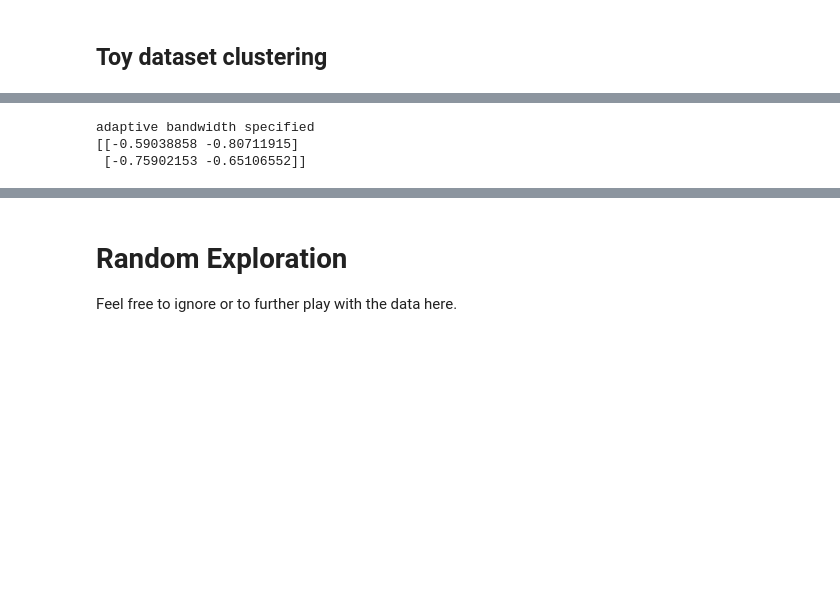
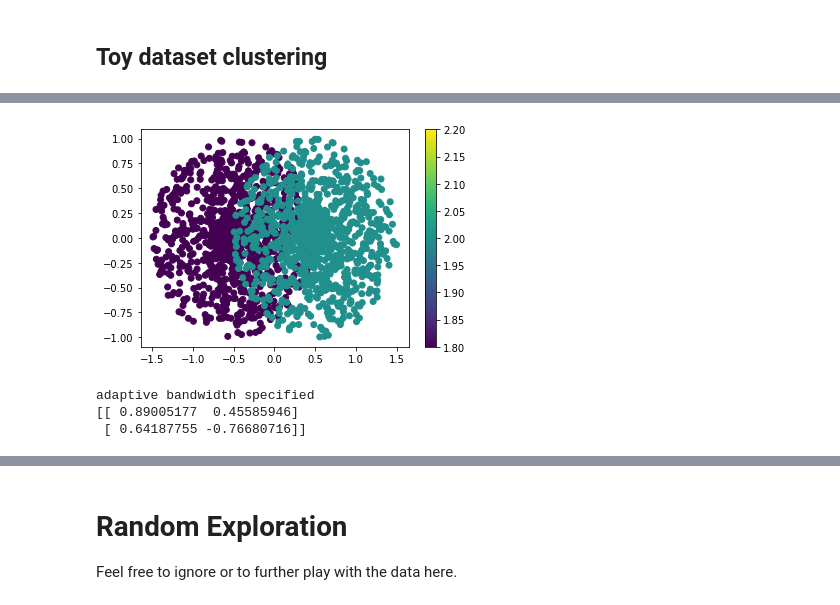
Before and after one commit to anniegao2007/neuron-clustering, a Jupyter notebook: code.ipynb, the cells around one changed output, grey strips where cells are left out. Saved outputs shown, nothing was run; the diff lists cells and outputs as text; code cells hidden in the pictures; blank space fills up the shorter version.

```diff
--- a/code.ipynb
+++ b/code.ipynb
@@ -516,0 +506,18 @@ coords,gt = gen_points()
+# %%
+theta1 = np.linspace(0, 2*np.pi, 1000)
+theta2 = np.linspace(0, 2*np.pi, 1000)
+r1 = np.random.rand((1000))
+x1, y1 = np.reshape(r1 * np.cos(theta1) - 0.5, (1000,1)), np.reshape(r1 * np.sin(theta1), (1000,1))
+circle1 = np.concatenate((x1,y1), axis=1)
+r2 = np.random.rand((1000))
+x2, y2 = np.reshape(r2 * np.cos(theta2) + 0.5, (1000,1)), np.reshape(r2 * np.sin(theta2), (1000,1))
+circle2 = np.concatenate((x2,y2), axis=1)
+labels1, labels2 = np.full((1000,1),1), np.full((1000,1),2)
+coords = np.concatenate((circle1,circle2), axis=0)
+labels = np.concatenate((labels1,labels2), axis=0)
+plt.scatter(x1,y1,c=labels1)
+plt.scatter(x2,y2,c=labels2)
+plt.colorbar()
+plt.show()
+# %% [output]
+[figure, added]
@@ -517,12 +526,13 @@ coords,gt = gen_points()
 # %%
 data_affin = cd.gaussian_kernel(coords,kernel_type="adaptive", sigma=3.0, k=5)
 data_lapl  = cd.L(data_affin) # note: made adjustments to cd.L normalizing b/c 0's in affinity
-labels_SC, centroids  = cd.SC(data_lapl, k=2, thresh=0.4)
-data_phate = phate.PHATE(verbose=0).fit_transform(coords)
+labels_SC, centroids  = cd.SC(data_lapl, k=2, thresh=0.45)
+# labels_kmeans, centroids = cd.kmeans(coords, k=2, thresh=0.45)
+data_phate_sc = phate.PHATE(verbose=0).fit_transform(coords)
 # %% [output]
 adaptive bandwidth specified
-[[-0.59038858 -0.80711915]
- [-0.75902153 -0.65106552]]
+[[ 0.89005177  0.45585946]
+ [ 0.64187755 -0.76680716]]
 # %%
 centroids
 # %% [output]
```
Also changed, not shown: parts of 13 cells of this notebook, 1 other file.
